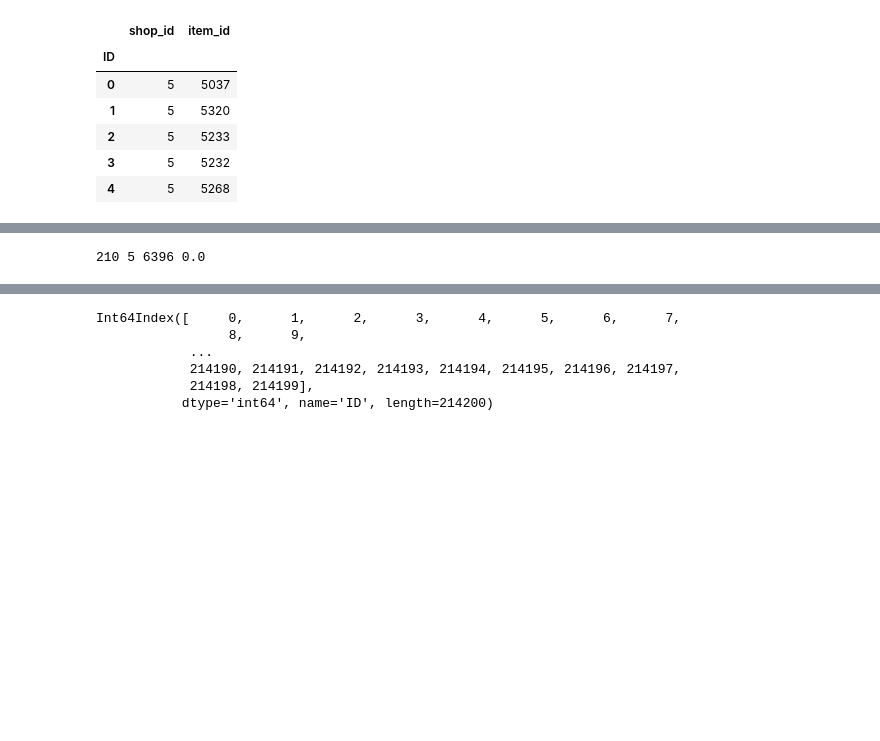
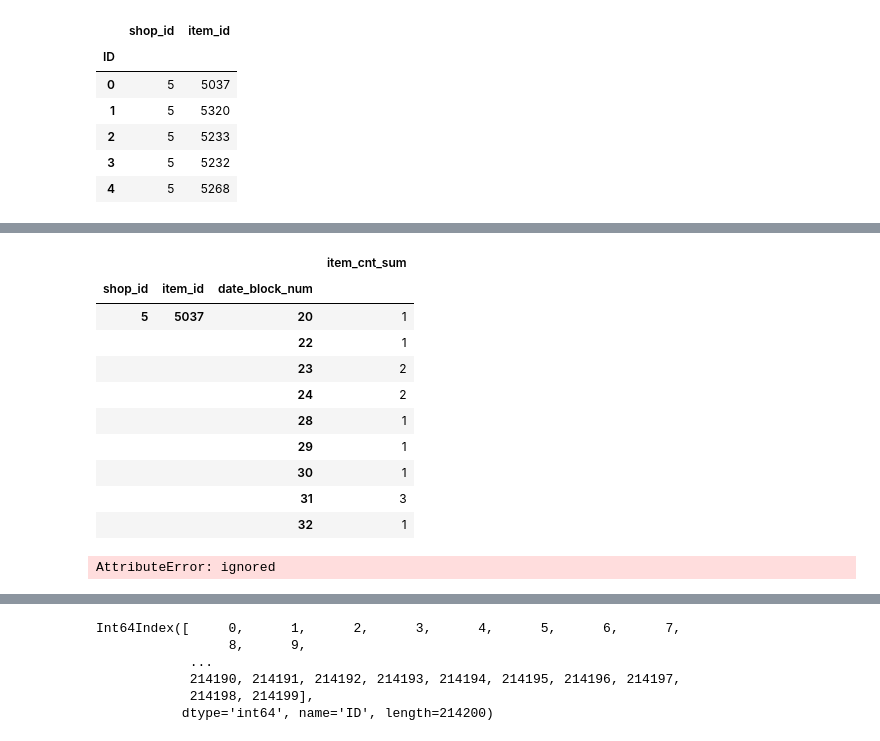
Before and after one commit to hjort/ai-labs, a Jupyter notebook: jupyter/sales-russia/42_Sales_Russia_Predictive_Model_Time_Series.ipynb, the cells around one changed output, grey strips where cells are left out. Drawn from its saved outputs; the diff is of its cells as text; code cells hidden in the pictures; blank space fills up the shorter version.

```diff
--- a/jupyter/sales-russia/42_Sales_Russia_Predictive_Model_Time_Series.ipynb
+++ b/jupyter/sales-russia/42_Sales_Russia_Predictive_Model_Time_Series.ipynb
@@ -347,12 +347,13 @@ for index, row in df_test.iterrows():
 
     shop_id = row['shop_id']
     item_id = row['item_id']
+    #print(index, shop_id, item_id)
 
-    df_sale = df_train.loc[shop_id, item_id][['item_cnt_sum']]
-    #df_sale = df_train.query('(shop_id == %d) & (item_id == %d)' % (shop_id, item_id))
+    #df_sale = df_train.loc[shop_id, item_id][['item_cnt_sum']]
+    df_sale = df_train.query('(shop_id == %d) & (item_id == %d)' % (shop_id, item_id))[['item_cnt_sum']]
     if (not df_sale.empty):
 
-      #df_sale = df_sale.reset_index().drop(columns=['shop_id', 'item_id']).set_index('date_block_num')
+      df_sale = df_sale.reset_index().drop(columns=['shop_id', 'item_id']).set_index('date_block_num')
       df_sale = pd.merge(
         pd.DataFrame({'date_block_num': np.arange(df_sale.index.min(), 34)}).set_index('date_block_num'),
         df_sale, how='left', left_index=True, right_index=True)
@@ -375,5 +376,21 @@ for index, row in df_test.iterrows():
       print(index, shop_id, item_id, y_pred)
 
 outfile.close()
-# %% [output]
-210 5 6396 0.0
+# %%
+df_train.query('(shop_id == %d) & (item_id == %d)' % (5, 5037))[['item_cnt_sum']]
+# %% [output]
+|  |  |  | item_cnt_sum |
+| shop_id | item_id | date_block_num |  |
+| 5 | 5037 | 20 | 1 |
+|  |  | 22 | 1 |
+|  |  | 23 | 2 |
+|  |  | 24 | 2 |
+|  |  | 28 | 1 |
+|  |  | 29 | 1 |
+|  |  | 30 | 1 |
+|  |  | 31 | 3 |
+|  |  | 32 | 1 |
+# %%
+df_train[(df_train.index.shop_id == 5) & (df_train.index.item_id == 5037)]
+# %% [output]
+AttributeError: ignored
```
Also changed, not shown: parts of 4 cells of this notebook, 1 other file.
